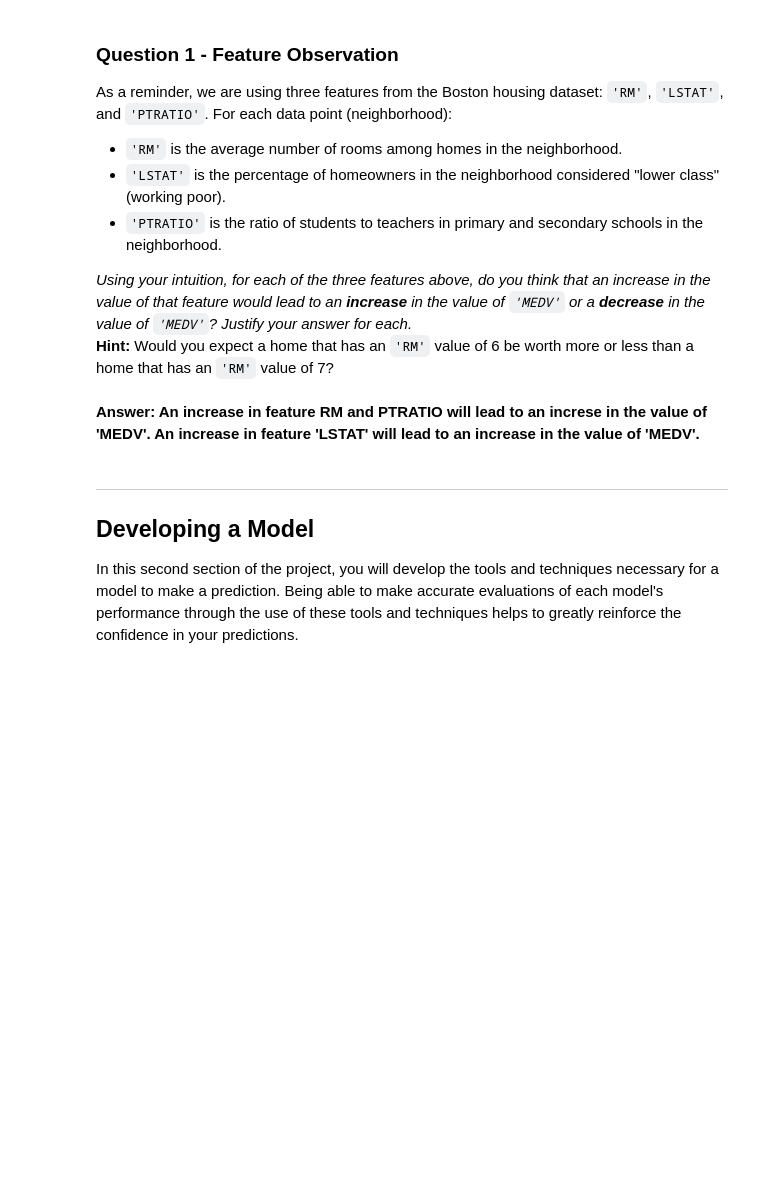
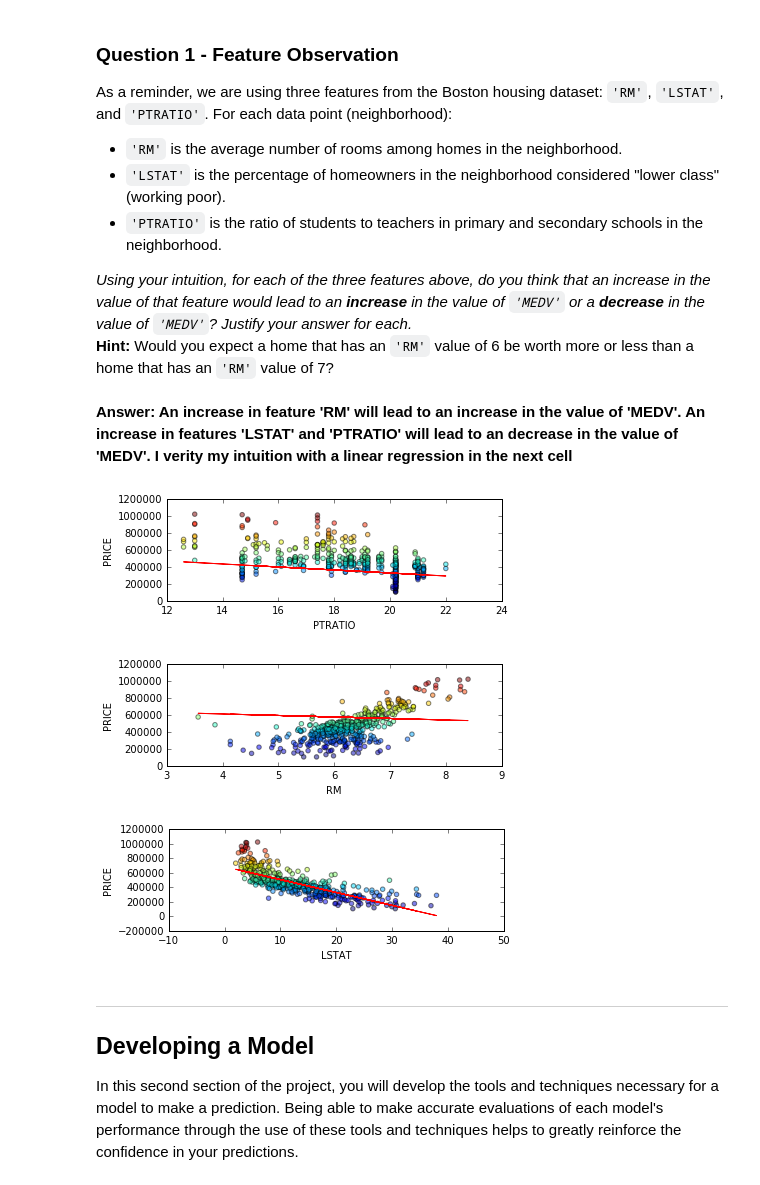
Before and after one commit to hyokenmi/machine-learning, a Jupyter notebook: projects/boston_housing/boston_housing.ipynb, the cells around one changed output. Cells and saved outputs as stored; diff of their text form; code cells hidden in the pictures; blank space fills up the shorter version.

```diff
--- a/projects/boston_housing/boston_housing.ipynb
+++ b/projects/boston_housing/boston_housing.ipynb
@@ -92,8 +106,47 @@ As a reminder, we are using three features from the Boston housing dataset: `'RM
 
 _Using your intuition, for each of the three features above, do you think that an increase in the value of that feature would lead to an **increase** in the value of `'MEDV'` or a **decrease** in the value of `'MEDV'`? Justify your answer for each._
 **Hint:** Would you expect a home that has an `'RM'` value of 6 be worth more or less than a home that has an `'RM'` value of 7?
-# %% [markdown]
-**Answer: An increase in feature RM and PTRATIO will lead to an increse in the value of 'MEDV'. An increase in feature 'LSTAT' will lead to an increase in the value of 'MEDV'.**
+# %% [markdown]
+**Answer: An increase in feature 'RM' will lead to an increase in the value of 'MEDV'. An increase in features 'LSTAT' and 'PTRATIO' will lead to an decrease in the value of 'MEDV'. I verity my intuition with a linear regression in the next cell**
+# %%
+from sklearn.linear_model import LinearRegression
+import matplotlib.pyplot as plt
+
+reg = LinearRegression()
+pt_ratio = data['PTRATIO'].reshape(-1,1)
+rm = data['RM'].reshape(-1,1)
+lstat = data['LSTAT'].reshape(-1,1)
+
+reg.fit(pt_ratio, prices)
+reg.fit(rm, prices)
+reg.fit(lstat, prices)
+
+plt.figure(1)
+plt.subplot(211)
+plt.plot(pt_ratio, reg.predict(pt_ratio), color='red' , linewidth=1)
+plt.scatter(pt_ratio, prices, alpha=0.5, c=prices)
+plt.xlabel('PTRATIO')
+plt.ylabel('PRICE')
+
+plt.figure(2)
+plt.subplot(211)
+plt.plot(rm, reg.predict(rm), color='red' , linewidth=1)
+plt.scatter(rm, prices, alpha=0.5, c=prices)
+plt.xlabel('RM')
+plt.ylabel('PRICE')
+
+plt.figure(3)
+plt.subplot(211)
+plt.plot(lstat, reg.predict(lstat), color='red' , linewidth=1)
+plt.scatter(lstat, prices, alpha=0.5, c=prices)
+plt.xlabel('LSTAT')
+plt.ylabel('PRICE')
+
+plt.show()
+# %% [output]
+[figure, added]
+[figure, added]
+[figure, added]
 # %% [markdown]
 ----
 
```
Also changed, not shown: parts of 15 cells of this notebook, 1 other file.
